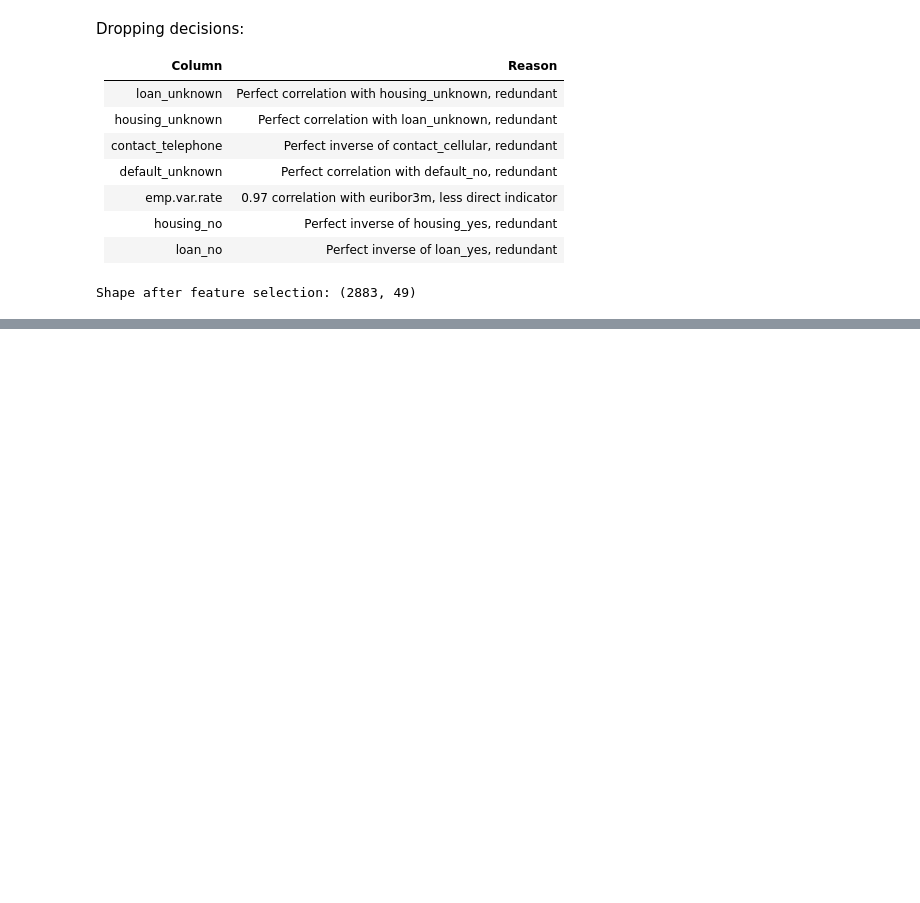
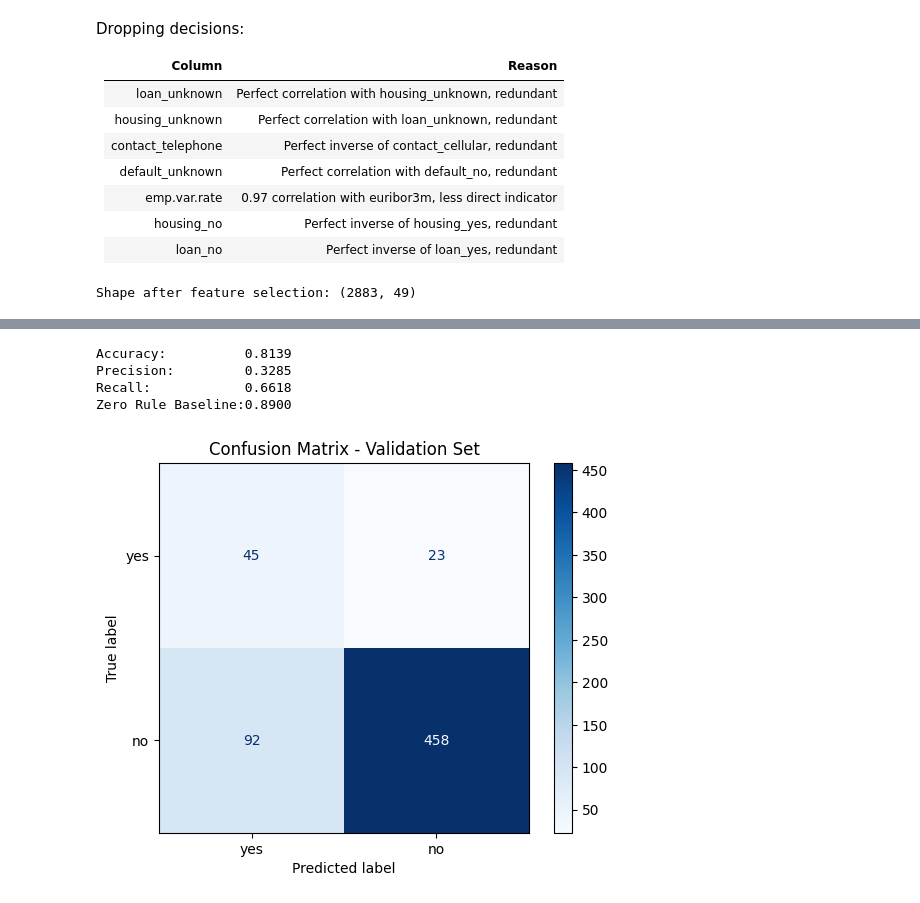
Before and after one commit to javocruz/ML-fundamentals-2026, a Jupyter notebook: assignment1_Javier_Cruz.ipynb, the cells around one changed output, grey strips where cells are left out. Cells and saved outputs as stored; diff of their text form; code cells hidden in the pictures; blank space fills up the shorter version.

Commit message:
sections 8-9, we are done! going to refine documents and see if i can get a better score

```diff
--- a/assignment1_Javier_Cruz.ipynb
+++ b/assignment1_Javier_Cruz.ipynb
@@ -434,0 +445,9 @@ As with every previous step, all correlation calculations and drops were based o
+# %%
+from imblearn.over_sampling import SMOTE
+
+print(f"Before SMOTE: {y_train.value_counts().to_dict()}")
+
+smote = SMOTE(random_state=42)
+X_train_res, y_train_res = smote.fit_resample(X_train, y_train)
+
+print(f"After SMOTE:  {pd.Series(y_train_res).value_counts().to_dict()}")
@@ -439 +469,35 @@ As with every previous step, all correlation calculations and drops were based o
+# %%
+from sklearn.linear_model import LogisticRegression
+from sklearn.metrics import accuracy_score, precision_score, recall_score, confusion_matrix, ConfusionMatrixDisplay
+
+# train model
+model = LogisticRegression(max_iter=1000, random_state=42)
+model.fit(X_train_res, y_train_res)
+
+# predict on validation set
+y_pred = model.predict(X_val)
+
+# metrics
+acc  = accuracy_score(y_val, y_pred)
+prec = precision_score(y_val, y_pred, pos_label='yes')
+rec  = recall_score(y_val, y_pred, pos_label='yes')
+zero_rule = y_val.value_counts(normalize=True).max()
+
+print(f"Accuracy:          {acc:.4f}")
+print(f"Precision:         {prec:.4f}")
+print(f"Recall:            {rec:.4f}")
+print(f"Zero Rule Baseline:{zero_rule:.4f}")
+
+# confusion matrix
+cm = confusion_matrix(y_val, y_pred, labels=['yes', 'no'])
+disp = ConfusionMatrixDisplay(confusion_matrix=cm, display_labels=['yes', 'no'])
+disp.plot(cmap='Blues')
+plt.title('Confusion Matrix - Validation Set')
+plt.show()
+# %% [output]
+Accuracy:          0.8139
+Precision:         0.3285
+Recall:            0.6618
+Zero Rule Baseline:0.8900
+[figure, added]
 # %% [markdown]
```
Also changed, not shown: parts of 19 cells of this notebook.
